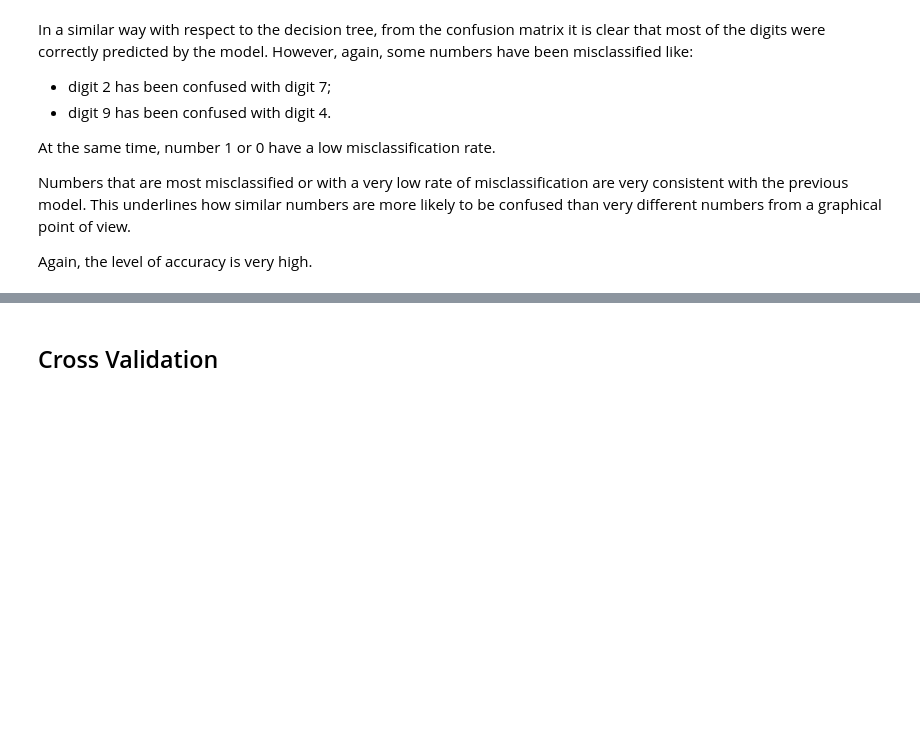
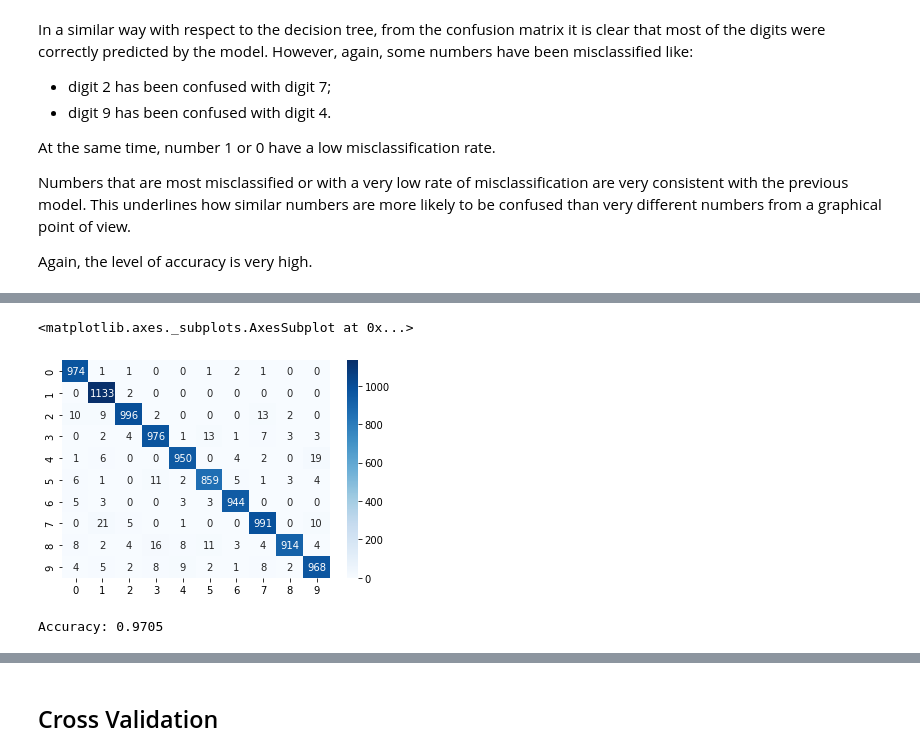
Before and after one commit to matteoorlandi5/machine_learning_project, a Jupyter notebook: Matteo_Orlandi_project.ipynb, the cells around one changed output, grey strips where cells are left out. Saved outputs shown, nothing was run; the diff lists cells and outputs as text; code cells hidden in the pictures; blank space fills up the shorter version.

```diff
--- a/Matteo_Orlandi_project.ipynb
+++ b/Matteo_Orlandi_project.ipynb
@@ -338,0 +399,11 @@ Again, the level of accuracy is very high.
+# %%
+K_matrix = confusion_matrix(labels_test, K_predictions_final)
+sns.heatmap(K_matrix, annot=True, fmt="d", cmap="Blues")
+# %% [output]
+<matplotlib.axes._subplots.AxesSubplot at 0x...>
+[figure, added]
+# %%
+K_accuracy_final=accuracy_score(labels_test,K_predictions_final)
+print('Accuracy:', K_accuracy_final)
+# %% [output]
+Accuracy: 0.9705
```
Also changed, not shown: parts of 27 cells of this notebook.
